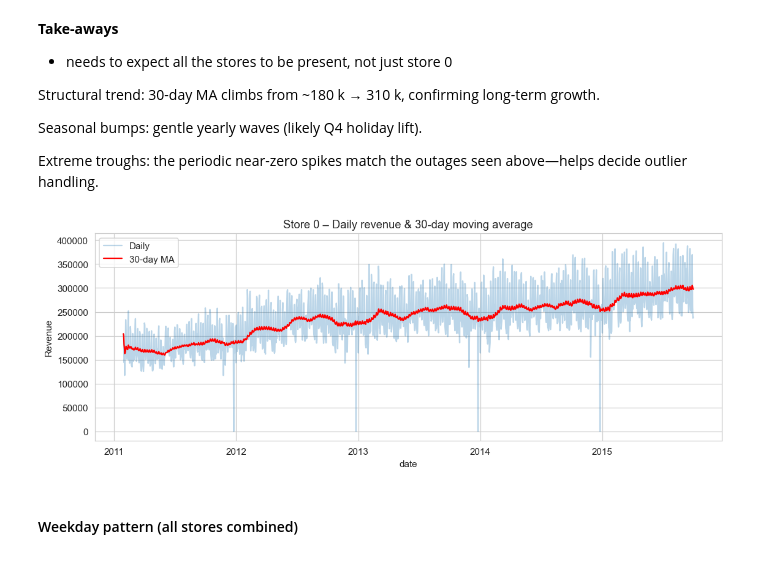
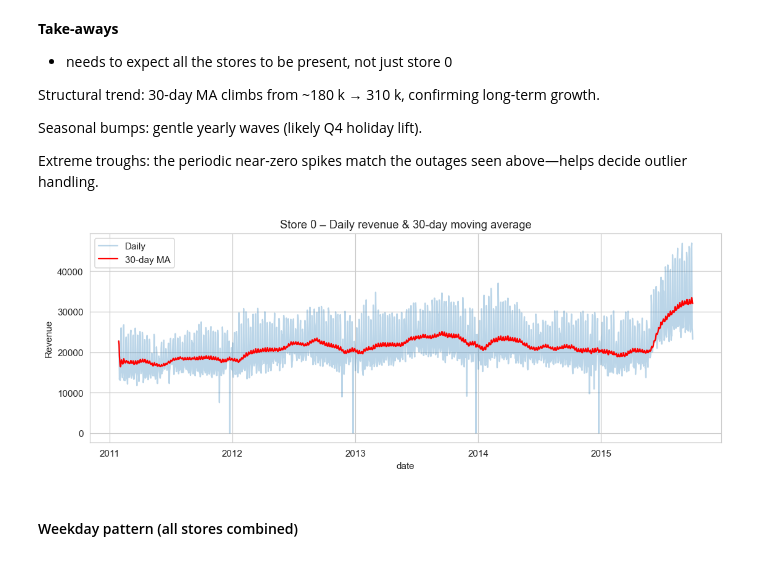
Before and after one commit to yuvala4/ADV_ML_Comp, a Jupyter notebook: Comp_ADV_ML.ipynb, the cells around one changed output. Saved outputs shown, nothing was run; the diff lists cells and outputs as text; code cells hidden in the pictures.

```diff
--- a/Comp_ADV_ML.ipynb
+++ b/Comp_ADV_ML.ipynb
@@ -198,21 +346,21 @@ Extreme troughs: the periodic near-zero spikes match the outages seen above—he
 # %%
 # -----------------------------------------------------------
 # Moving average overlay for the "all-stores" series (store_id 0)
 # -----------------------------------------------------------
 store0 = (
-    train_df.loc[train_df.store_id == 0]
+    train_df.loc[train_df.store_id == 2]
             .sort_values("date")
             .assign(ma_30=lambda d: d.revenue.rolling(30, min_periods=1).mean())
 )
 
 plt.figure(figsize=(12,4))
 sns.lineplot(data=store0, x="date", y="revenue", alpha=0.3, label="Daily")
 sns.lineplot(data=store0, x="date", y="ma_30",        color="red", label="30-day MA")
 plt.title("Store 0 – Daily revenue & 30-day moving average")
 plt.ylabel("Revenue")
 plt.show()
 # %% [output]
-[figure, old version]
+[figure, new version]
 # %% [markdown]
 #### Weekday pattern (all stores combined)
 # %% [markdown]
```
Also changed, not shown: parts of 37 cells of this notebook, 1 other file.
